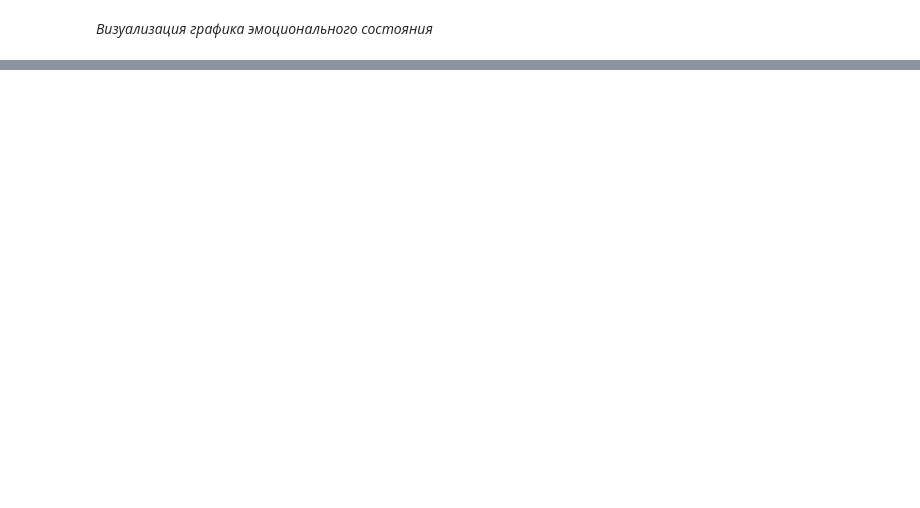
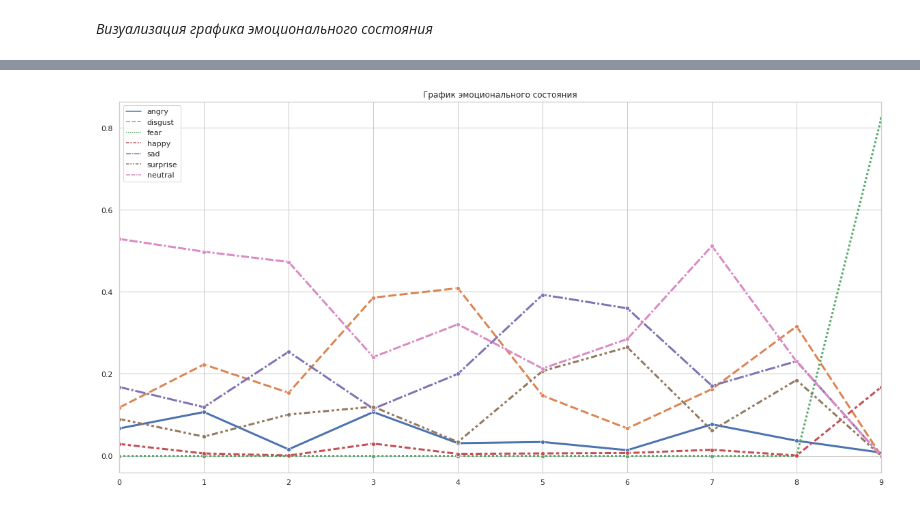
Before and after one commit to Lameus/agressive-audio-markers, a Jupyter notebook: demonstration.ipynb, the cells around one changed output, grey strips where cells are left out. Cells and saved outputs as stored; diff of their text form; code cells hidden in the pictures; blank space fills up the shorter version.

```diff
--- a/demonstration.ipynb
+++ b/demonstration.ipynb
@@ -101,0 +90,4 @@ LOG (VoskAPI:ReadDataFiles():model.cc:303) Loading winfo /home/lameus/vosk-api/p
+# %%
+markers = []
+# %%
+markers.append(sound_markers(video_path,  name=video_path, annotation=True))
@@ -101,0 +112,4 @@ LOG (VoskAPI:ReadDataFiles():model.cc:303) Loading winfo /home/lameus/vosk-api/p
+# %%
+visualize_emos(markers[0])
+# %% [output]
+[figure, added]
```
Also changed, not shown: parts of 15 cells of this notebook.
